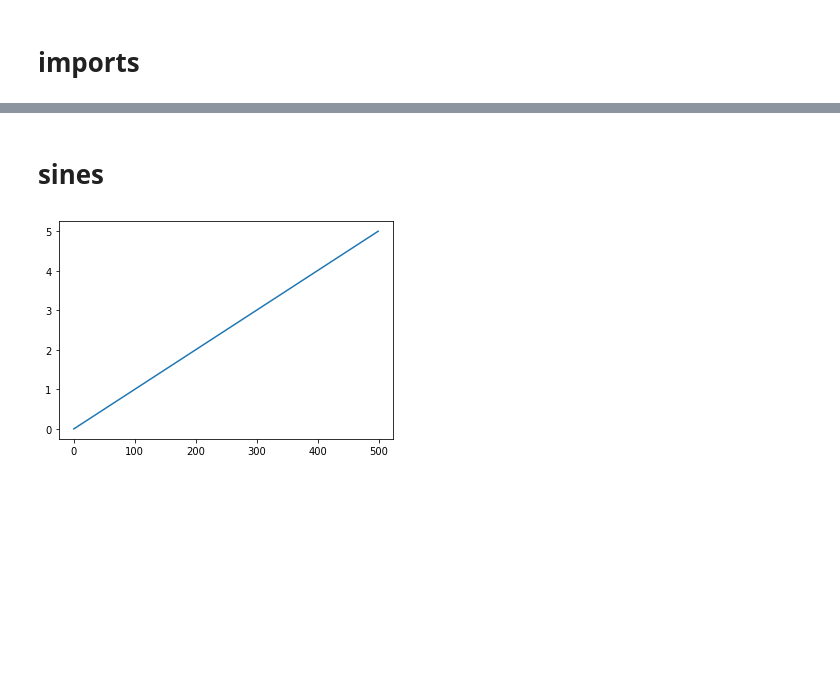
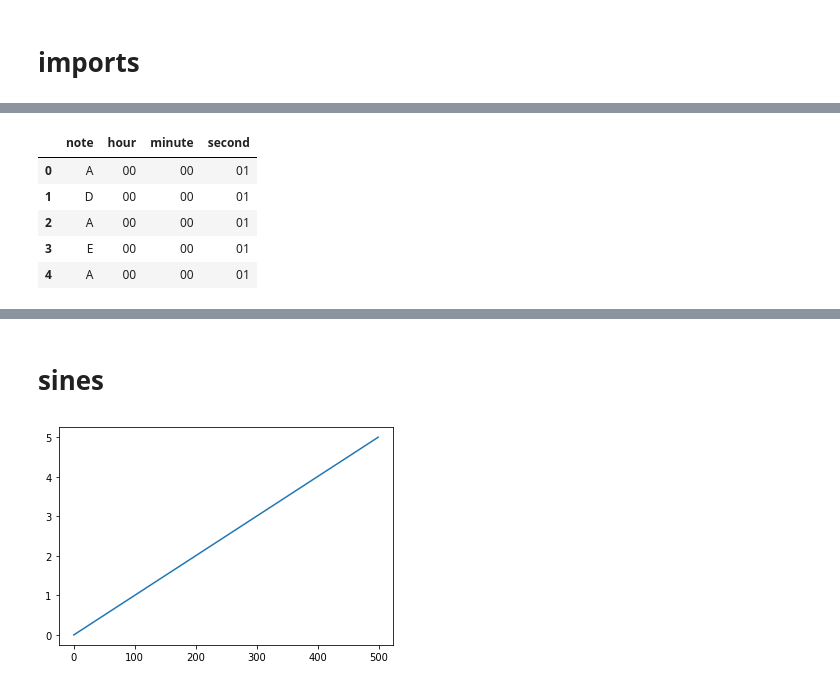
Before and after one commit to pedrogyrao/math_music, a Jupyter notebook: frequency vs time domains.ipynb, the cells around one changed output, grey strips where cells are left out. Saved outputs shown, nothing was run; the diff lists cells and outputs as text; code cells hidden in the pictures; blank space fills up the shorter version.

```diff
--- a/frequency vs time domains.ipynb
+++ b/frequency vs time domains.ipynb
@@ -18,0 +24,17 @@ Esses dias eu estava conversando com um amigo sobre um trabalho de conclusão. O
+# %%
+data = [
+    ('A', '00', '00', '01'),
+    ('D', '00', '00', '01'),
+    ('A', '00', '00', '01'),
+    ('E', '00', '00', '01'),
+    ('A', '00', '00', '01'),
+]
+df = pd.DataFrame(data, columns=['note', 'hour', 'minute', 'second'])
+df
+# %% [output]
+|  | note | hour | minute | second |
+| 0 | A | 00 | 00 | 01 |
+| 1 | D | 00 | 00 | 01 |
+| 2 | A | 00 | 00 | 01 |
+| 3 | E | 00 | 00 | 01 |
+| 4 | A | 00 | 00 | 01 |
```
Also changed, not shown: parts of 10 cells of this notebook.
